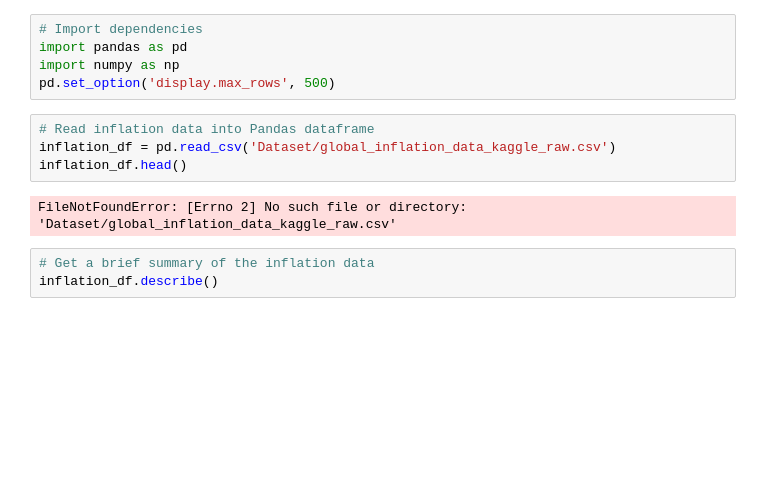
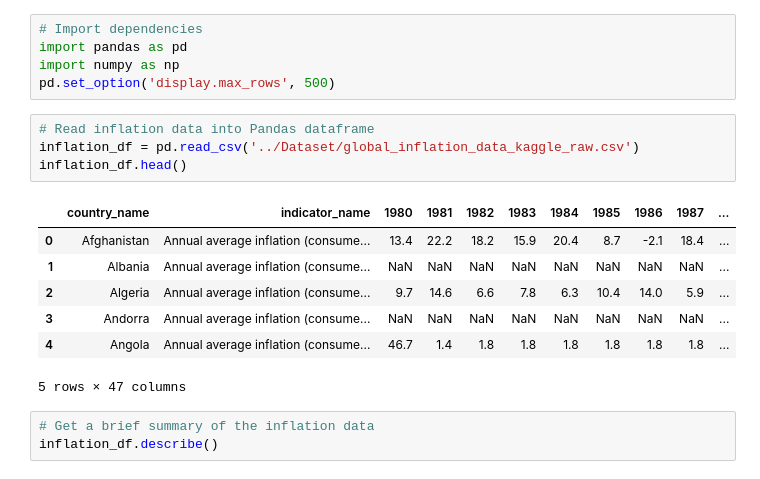
Before and after one commit to umasel/Global_Inflation_Trends_Dashboard, a Jupyter notebook: 0_uma/Uma.ipynb, the cells around one changed output. Drawn from its saved outputs; the diff is of its cells as text; blank space fills up the shorter version.

```diff
--- a/0_uma/Uma.ipynb
+++ b/0_uma/Uma.ipynb
@@ -5,10 +5,16 @@ import numpy as np
 pd.set_option('display.max_rows', 500)
 # %%
 # Read inflation data into Pandas dataframe
-inflation_df = pd.read_csv('Dataset/global_inflation_data_kaggle_raw.csv')
+inflation_df = pd.read_csv('../Dataset/global_inflation_data_kaggle_raw.csv')
 inflation_df.head()
 # %% [output]
+|  | country_name | indicator_name | 1980 | 1981 | 1982 | 1983 | 1984 | 1985 | 1986 | 1987 | ... |
+| 0 | Afghanistan | Annual average inflation (consume... | 13.4 | 22.2 | 18.2 | 15.9 | 20.4 | 8.7 | -2.1 | 18.4 | ... |
+| 1 | Albania | Annual average inflation (consume... | NaN | NaN | NaN | NaN | NaN | NaN | NaN | NaN | ... |
+| 2 | Algeria | Annual average inflation (consume... | 9.7 | 14.6 | 6.6 | 7.8 | 6.3 | 10.4 | 14.0 | 5.9 | ... |
+| 3 | Andorra | Annual average inflation (consume... | NaN | NaN | NaN | NaN | NaN | NaN | NaN | NaN | ... |
+| 4 | Angola | Annual average inflation (consume... | 46.7 | 1.4 | 1.8 | 1.8 | 1.8 | 1.8 | 1.8 | 1.8 | ... |
-FileNotFoundError: [Errno 2] No such file or directory: 'Dataset/global_inflation_data_kaggle_raw.csv'
+5 rows × 47 columns
 # %%
 # Get a brief summary of the inflation data
 inflation_df.describe()
```
Also changed, not shown: parts of 8 cells of this notebook, 4 other files.
